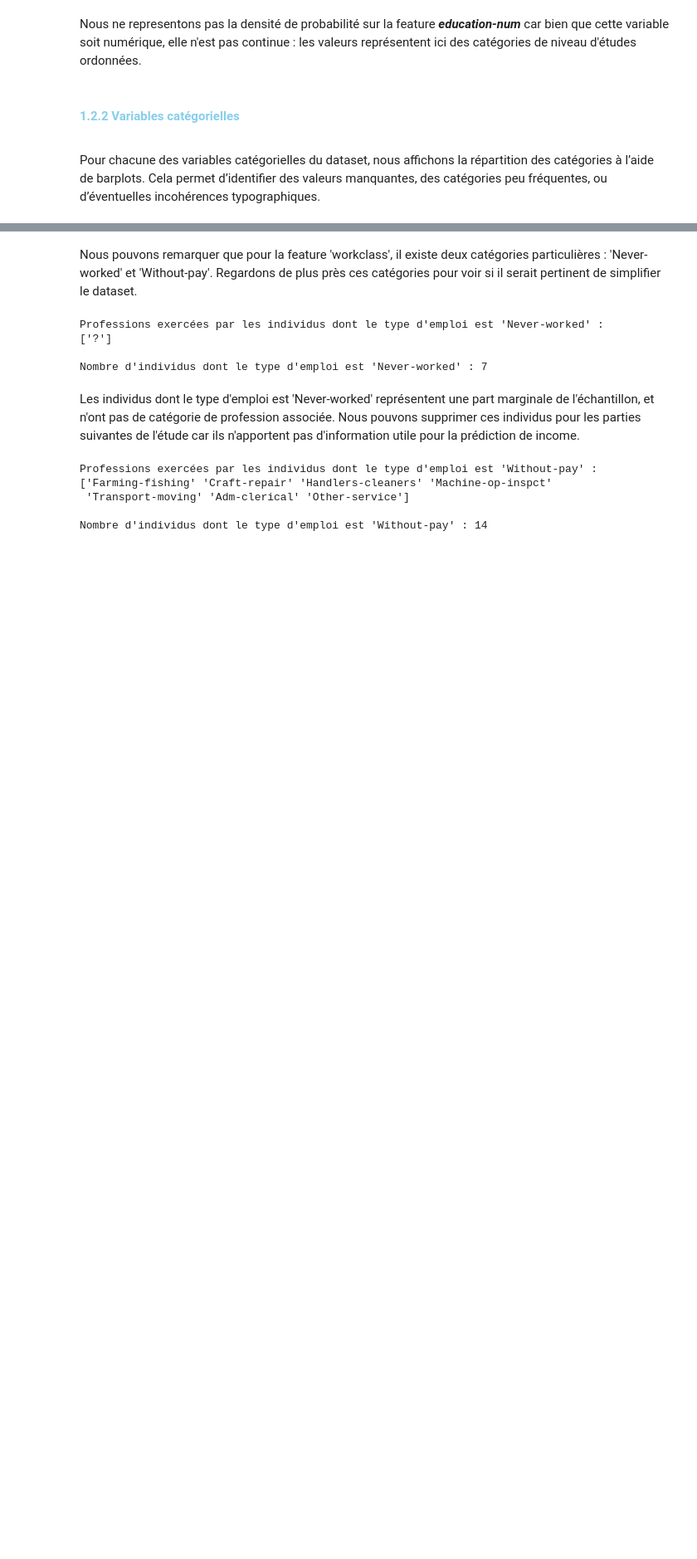
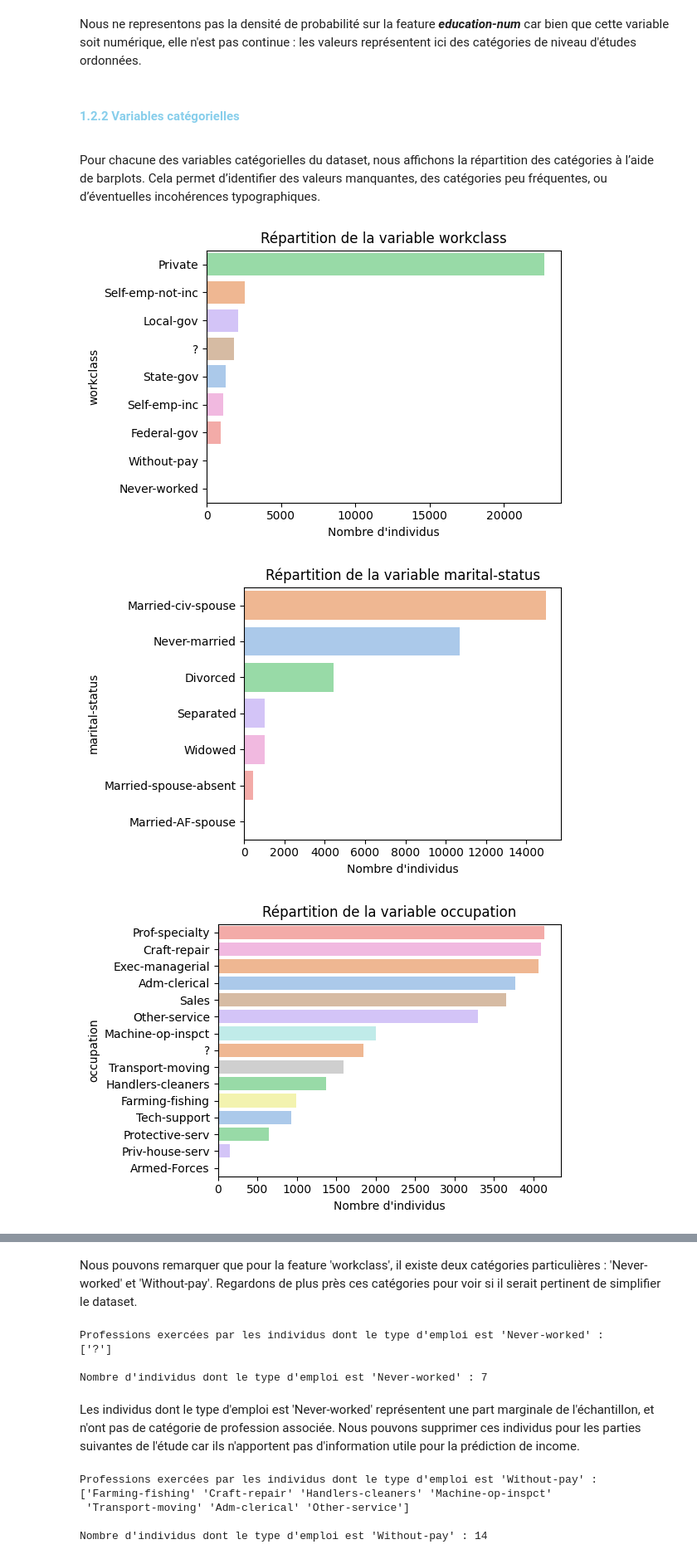
Before and after one commit to alextonon/BE_working_repo, a Jupyter notebook: FSD311_Machine_Learning/BE_ML_Groupe1.ipynb, the cells around one changed output, grey strips where cells are left out. Shown: that part at 83% size. Saved outputs shown, nothing was run; the diff lists cells and outputs as text; code cells hidden in the pictures; blank space fills up the shorter version.

```diff
--- a/FSD311_Machine_Learning/BE_ML_Groupe1.ipynb
+++ b/FSD311_Machine_Learning/BE_ML_Groupe1.ipynb
@@ -111,33 +113,36 @@ categorical_features = ['workclass', 'marital-status', 'occupation',
 
 #Tableau de comptage pour chaque variable
 # for col in categorical_features:
 #     print(f"\nVariable: {col}")
 #     print(adult[col].value_counts())
 
 # Barplots
 for col in categorical_features:
-    plt.figure(figsize=(10,5))
+    plt.figure(figsize=(6,4))
 
     if col == 'education':
         # Trier par education-num pour un ordre logique
         edu_order = adult[['education', 'education-num']].drop_duplicates().sort_values('education-num')['education']
-        sns.countplot(y=col, data=adult, order=edu_order, palette='viridis')
+        sns.countplot(y=col, data=adult, order=edu_order, palette='viridis', hue=col, legend=False)
         plt.title("Distribution des niveaux d'éducation")
         plt.xlabel("Nombre d'individus")
         plt.ylabel("Niveau d'éducation")
     else:
         # Trier par fréquence décroissante pour les autres variables
         order = adult[col].value_counts().index
-        sns.countplot(y=col, data=adult, order=order, palette='pastel')
+        sns.countplot(y=col, data=adult, order=order, palette='pastel', hue=col, legend=False)
         plt.title(f"Répartition de la variable {col}")
         plt.xlabel("Nombre d'individus")
         plt.ylabel(col)
 
     plt.tight_layout()
     plt.show()
 
 #Table pour education + education-num
 education_mapping = adult[['education', 'education-num']].drop_duplicates().sort_values('education-num')
 print("\nCorrespondance entre education et education-num :")
 print(education_mapping)
 # %% [output]
+[figure, new version]
+[figure, new version]
+[figure, new version]
```
Also changed, not shown: parts of 16 cells of this notebook.
